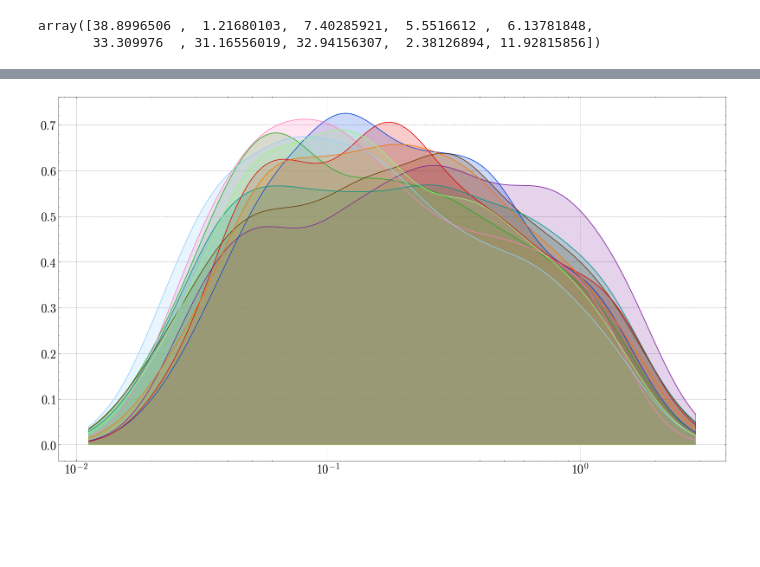
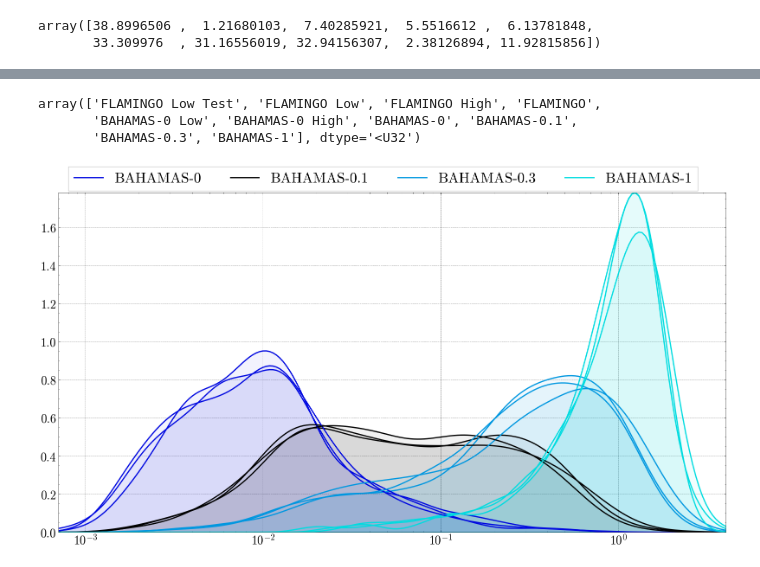
Before and after one commit to EthanTreg/Bayesian-DARKSKIES, a Jupyter notebook: jupyter_notebooks/effective_cdm.ipynb, the cells around one changed output, grey strips where cells are left out. Drawn from its saved outputs; the diff is of its cells as text; code cells hidden in the pictures; blank space fills up the shorter version.

```diff
--- a/jupyter_notebooks/effective_cdm.ipynb
+++ b/jupyter_notebooks/effective_cdm.ipynb
@@ -257,0 +208,4 @@ for net, prediction in zip(data['nets'][-1], predictions):
+# %%
+with open('../data/temp_batch_predictions_44.pkl', 'rb') as file:
+# with open('../data/temp_batch_predictions_24.pkl', 'rb') as file:
+    predictions = pickle.load(file)
@@ -258,6 +254,23 @@ for net, prediction in zip(data['nets'][-1], predictions):
+# %%
+data_pred = dict(zip(predictions.flatten()[0].keys(), [np.empty_like(predictions) for _ in range(len(predictions.flatten()[0].keys()))]))
+
+for key in data_pred:
+    for shape in np.ndindex(predictions.shape):
+        data_pred[key][*shape] = predictions[*shape][key].copy()
+
+for key in data_pred:
+    try:
+        data_pred[key] = np.array(data_pred[key].tolist())
+    except ValueError:
+        pass
+# %%
+data_pred['targets'] = data_pred['targets'].squeeze(axis=-1)
+labels = dataset.names[np.unique(dataset.labels, return_index=True)[1]]
 # %%
-distributions = []
+distributions = analysis.distributions(data_pred['latent'][..., 0], dataset.labels[data_pred['ids'].astype(int)].squeeze(axis=-1))
+grids, new_distributions = analysis.mult_distributions(distributions)
 
-for prediction in predictions:
-    idxs = np.unique(prediction['targets']).flatten()[7] == prediction['targets'].flatten()
-    distributions.append(prediction['latent'][idxs, 0])
+for shape in np.ndindex(grids.shape[:-1]):
+    grids[*shape] = data['nets'][*shape, 0].transforms['targets'](grids[*shape], back=True)
+
+distributions.shape, new_distributions.shape, grids.shape
@@ -264,10 +481,24 @@ for prediction in predictions:
+# %%
+labels
+# %% [output]
+array(['FLAMINGO Low Test', 'FLAMINGO Low', 'FLAMINGO High', 'FLAMINGO',
+       'BAHAMAS-0 Low', 'BAHAMAS-0 High', 'BAHAMAS-0', 'BAHAMAS-0.1',
+       'BAHAMAS-0.3', 'BAHAMAS-1'], dtype='<U32')
 # %%
+idx = (-1, 0)
+sim_idx = slice(6, None)
+# sim_idx = list(range(3, 6)) + list(range(7, distributions.shape[-1]))
+# sim_idx = list(range(0, distributions.shape[-1]))
 plot = plots.PlotDistribution(
-    distributions,
+    data['nets'][*idx, 0].transforms['targets'](distributions[*idx][:, sim_idx].reshape(-1), back=True),
     log=True,
+    y_axes=True,
     density=True,
+    # colours=np.tile(np.array(colours)[sim_idx], distributions.shape[-2]).tolist(),
+    colours=np.tile(np.array(colours[:7] + ['k'] + colours[8:])[sim_idx], distributions.shape[-2]).tolist(),
     bins=200,
-    alpha_2d=0.2,
+    labels=np.tile(np.array(labels)[sim_idx], distributions.shape[-2]).tolist(),
+    alpha_2d=0.05,
 )
 # %% [output]
-[figure, old version]
+[figure, new version]
```
Also changed, not shown: parts of 57 cells of this notebook, 20 other files.
